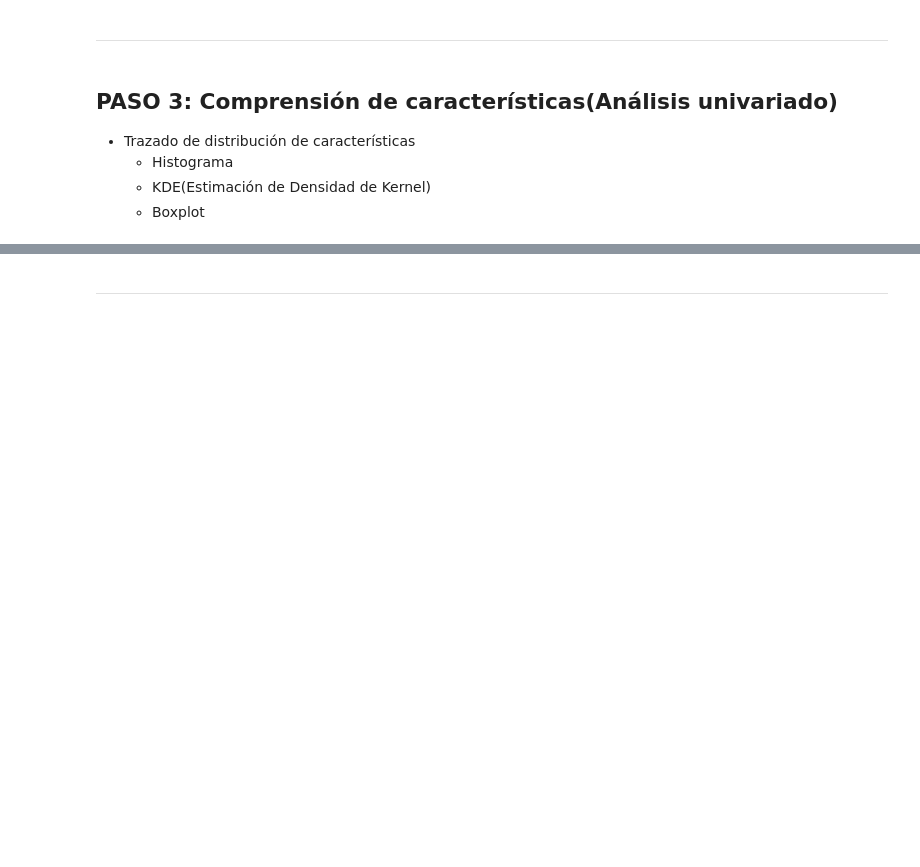
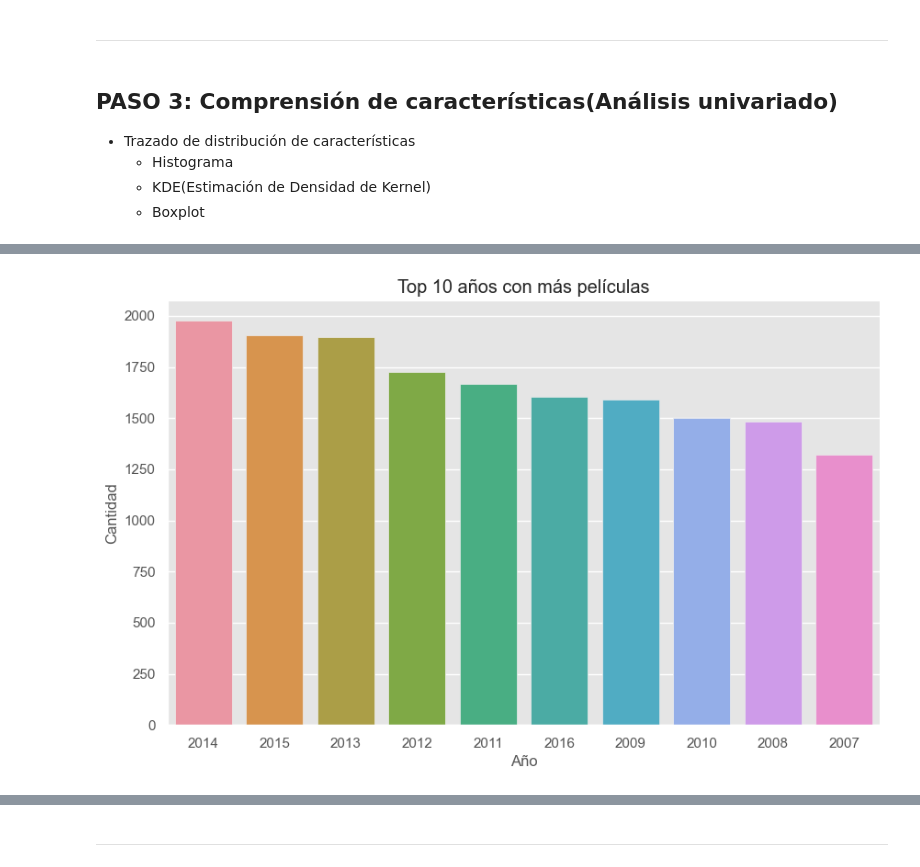
Before and after one commit to AlanTilca/PI_ML_OPS, a Jupyter notebook: ETL_EDA/dataset_movies.ipynb, the cells around one changed output, grey strips where cells are left out. Cells and saved outputs as stored; diff of their text form; code cells hidden in the pictures; blank space fills up the shorter version.

```diff
--- a/ETL_EDA/dataset_movies.ipynb
+++ b/ETL_EDA/dataset_movies.ipynb
@@ -252,7 +255,7 @@ def extract_languages(row):
         return None
     languages = ast.literal_eval(row)
     if isinstance(languages, list):
-        return [language['iso_639_1'] for language in languages] if languages else None
+        return [language['name'] for language in languages] if languages else None
     return None
 
 df['spoken_languages'] = df['spoken_languages'].apply(extract_languages)
@@ -347,0 +343,12 @@ En general pueden hacer este mismo proceso para todas las columnas individuales
+# %%
+top_10_years = df_merged['release_year'].value_counts().head(10)
+
+plt.figure(figsize=(10, 6))
+ax = sns.barplot(x=top_10_years.index, y=top_10_years.values, order=top_10_years.index)
+ax.set_title('Top 10 años con más películas')
+ax.set_xlabel('Año')
+ax.set_ylabel('Cantidad')
+
+plt.show()
+# %% [output]
+[figure, added]
```
Also changed, not shown: parts of 15 cells of this notebook, 3 other files.
